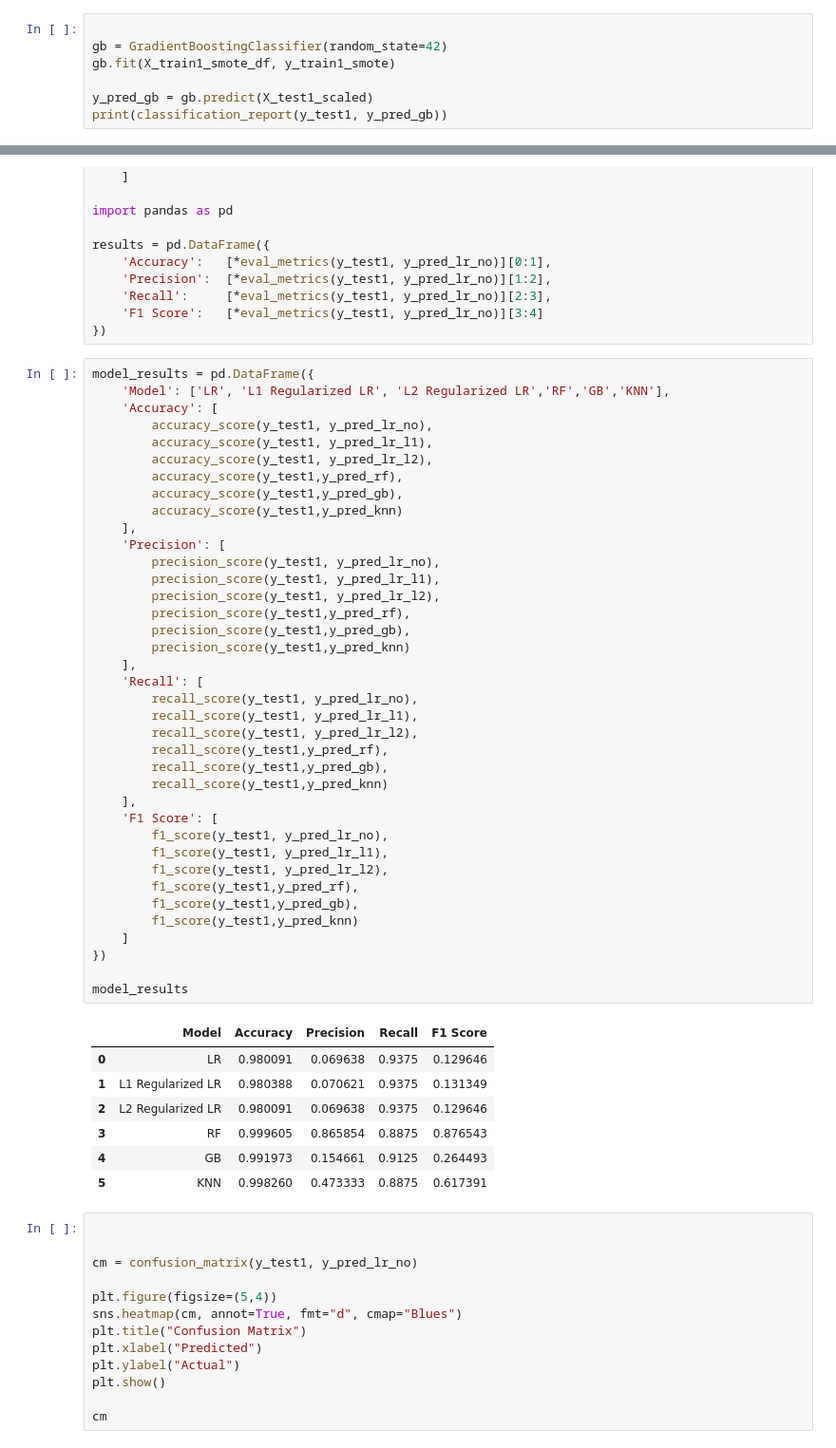
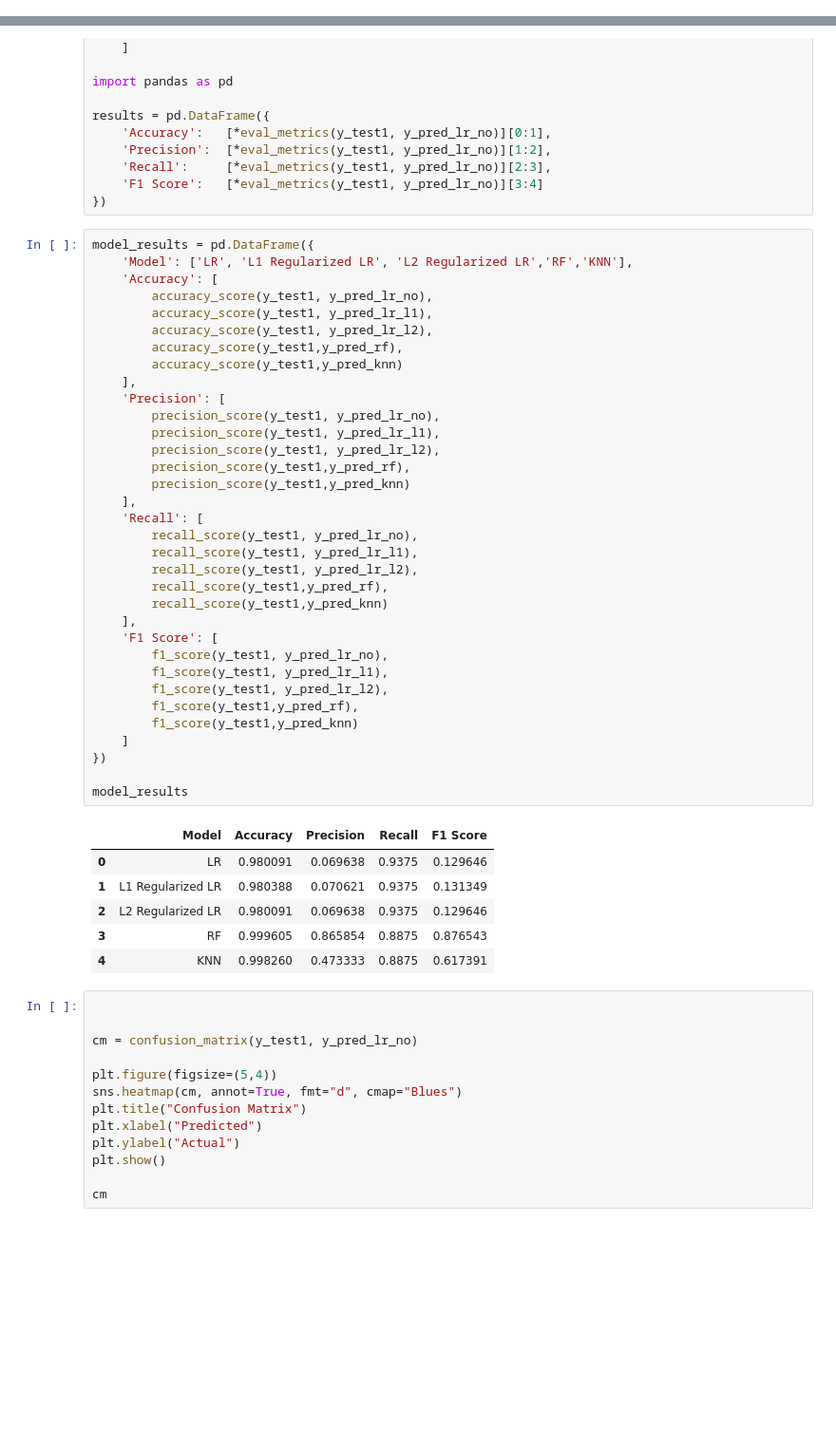
Before and after one commit to 2024dc04284-pixel/AML-credit-card-fraud-detection, a Jupyter notebook: Group21_creditcard.ipynb, the cells around one changed output, grey strips where cells are left out. Shown at 95% size. Drawn from its saved outputs; the diff is of its cells as text; blank space fills up the shorter version.

```diff
--- a/Group21_creditcard.ipynb
+++ b/Group21_creditcard.ipynb
@@ -455,7 +489,0 @@ weighted avg       1.00      1.00      1.00     50581
-# %%
-
-gb = GradientBoostingClassifier(random_state=42)
-gb.fit(X_train1_smote_df, y_train1_smote)
-
-y_pred_gb = gb.predict(X_test1_scaled)
-print(classification_report(y_test1, y_pred_gb))
@@ -544,50 +563,45 @@ results = pd.DataFrame({
 })
 # %%
 model_results = pd.DataFrame({
-    'Model': ['LR', 'L1 Regularized LR', 'L2 Regularized LR','RF','GB','KNN'],
+    'Model': ['LR', 'L1 Regularized LR', 'L2 Regularized LR','RF','KNN'],
     'Accuracy': [
         accuracy_score(y_test1, y_pred_lr_no),
         accuracy_score(y_test1, y_pred_lr_l1),
         accuracy_score(y_test1, y_pred_lr_l2),
         accuracy_score(y_test1,y_pred_rf),
-        accuracy_score(y_test1,y_pred_gb),
         accuracy_score(y_test1,y_pred_knn)
     ],
     'Precision': [
         precision_score(y_test1, y_pred_lr_no),
         precision_score(y_test1, y_pred_lr_l1),
         precision_score(y_test1, y_pred_lr_l2),
         precision_score(y_test1,y_pred_rf),
-        precision_score(y_test1,y_pred_gb),
         precision_score(y_test1,y_pred_knn)
     ],
     'Recall': [
         recall_score(y_test1, y_pred_lr_no),
         recall_score(y_test1, y_pred_lr_l1),
         recall_score(y_test1, y_pred_lr_l2),
         recall_score(y_test1,y_pred_rf),
-        recall_score(y_test1,y_pred_gb),
         recall_score(y_test1,y_pred_knn)
     ],
     'F1 Score': [
         f1_score(y_test1, y_pred_lr_no),
         f1_score(y_test1, y_pred_lr_l1),
         f1_score(y_test1, y_pred_lr_l2),
         f1_score(y_test1,y_pred_rf),
-        f1_score(y_test1,y_pred_gb),
         f1_score(y_test1,y_pred_knn)
     ]
 })
 
 model_results
 # %% [output]
 |  | Model | Accuracy | Precision | Recall | F1 Score |
 | 0 | LR | 0.980091 | 0.069638 | 0.9375 | 0.129646 |
 | 1 | L1 Regularized LR | 0.980388 | 0.070621 | 0.9375 | 0.131349 |
 | 2 | L2 Regularized LR | 0.980091 | 0.069638 | 0.9375 | 0.129646 |
 | 3 | RF | 0.999605 | 0.865854 | 0.8875 | 0.876543 |
-| 4 | GB | 0.991973 | 0.154661 | 0.9125 | 0.264493 |
-| 5 | KNN | 0.998260 | 0.473333 | 0.8875 | 0.617391 |
+| 4 | KNN | 0.998260 | 0.473333 | 0.8875 | 0.617391 |
 # %%
 
 
```
Also changed, not shown: parts of 12 cells of this notebook.
